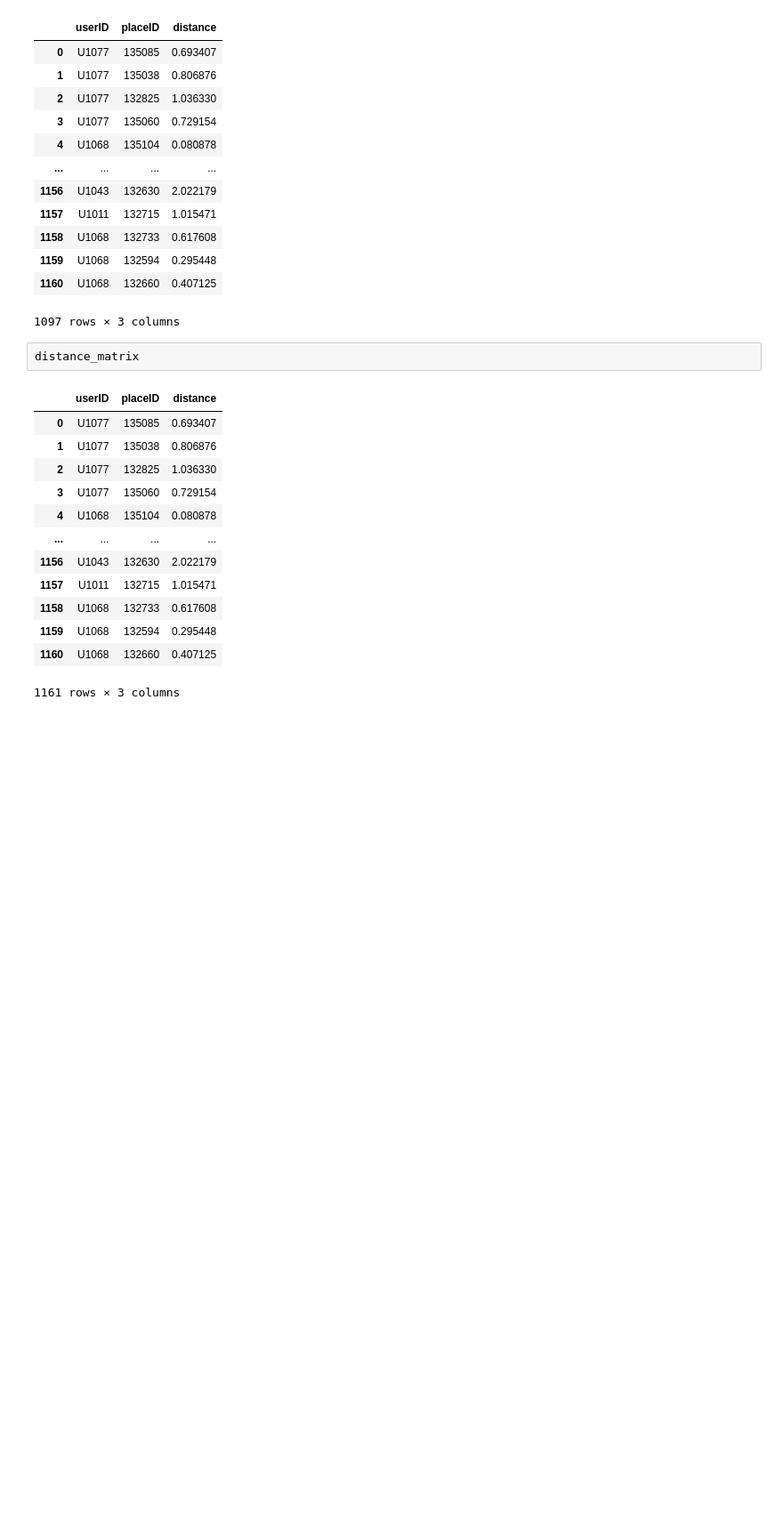
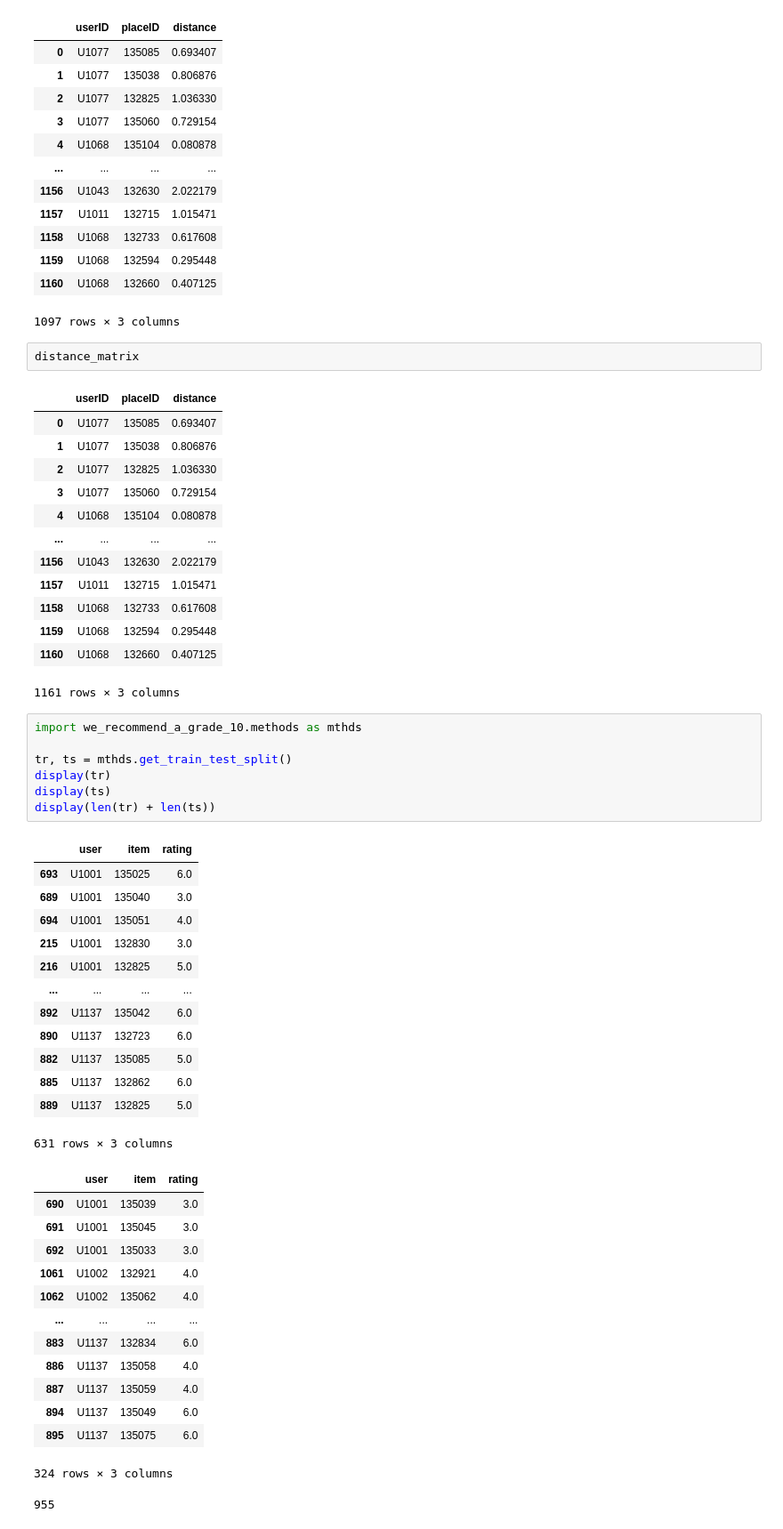
Before and after one commit to HusamAQ/RecSys_weRecommenaGrade10, a Jupyter notebook: notebooks/vector_based_recommendation.ipynb, the cells around one changed output. Shown at 89% size. Cells and saved outputs as stored; diff of their text form; blank space fills up the shorter version.

Commit message:
train-test-split

```diff
--- a/notebooks/vector_based_recommendation.ipynb
+++ b/notebooks/vector_based_recommendation.ipynb
@@ -86,3 +86,38 @@ distance_matrix
 | 1159 | U1068 | 132594 | 0.295448 |
 | 1160 | U1068 | 132660 | 0.407125 |
 1161 rows × 3 columns
+# %%
+import we_recommend_a_grade_10.methods as mthds
+
+tr, ts = mthds.get_train_test_split()
+display(tr)
+display(ts)
+display(len(tr) + len(ts))
+# %% [output]
+|  | user | item | rating |
+| 693 | U1001 | 135025 | 6.0 |
+| 689 | U1001 | 135040 | 3.0 |
+| 694 | U1001 | 135051 | 4.0 |
+| 215 | U1001 | 132830 | 3.0 |
+| 216 | U1001 | 132825 | 5.0 |
+| ... | ... | ... | ... |
+| 892 | U1137 | 135042 | 6.0 |
+| 890 | U1137 | 132723 | 6.0 |
+| 882 | U1137 | 135085 | 5.0 |
+| 885 | U1137 | 132862 | 6.0 |
+| 889 | U1137 | 132825 | 5.0 |
+631 rows × 3 columns
+|  | user | item | rating |
+| 690 | U1001 | 135039 | 3.0 |
+| 691 | U1001 | 135045 | 3.0 |
+| 692 | U1001 | 135033 | 3.0 |
+| 1061 | U1002 | 132921 | 4.0 |
+| 1062 | U1002 | 135062 | 4.0 |
+| ... | ... | ... | ... |
+| 883 | U1137 | 132834 | 6.0 |
+| 886 | U1137 | 135058 | 4.0 |
+| 887 | U1137 | 135059 | 4.0 |
+| 894 | U1137 | 135049 | 6.0 |
+| 895 | U1137 | 135075 | 6.0 |
+324 rows × 3 columns
+955
```
Also changed, not shown: 1 other file.
